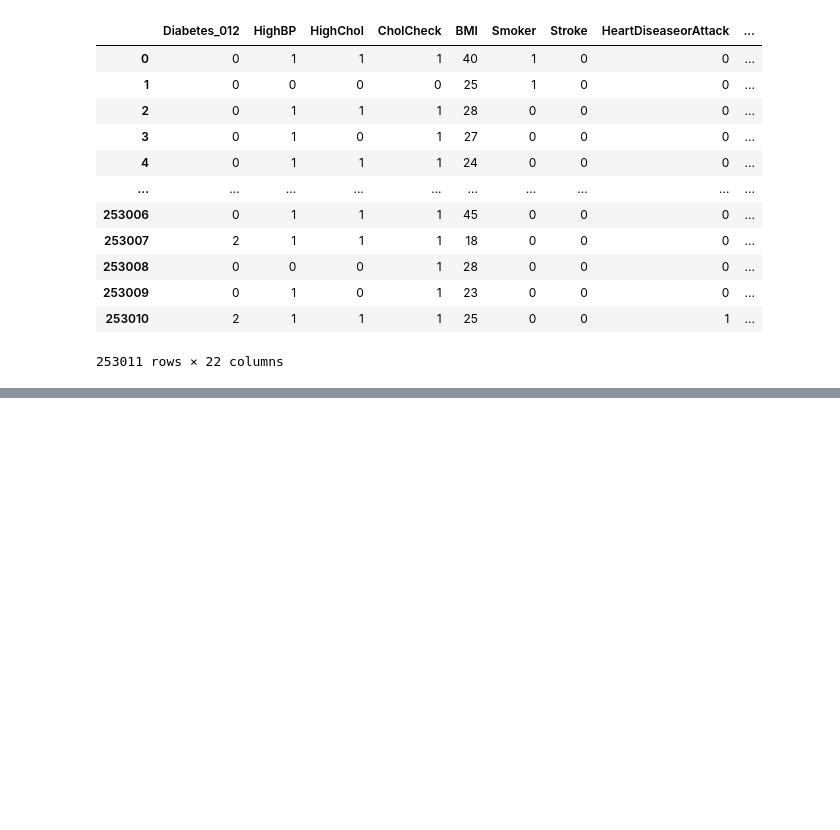
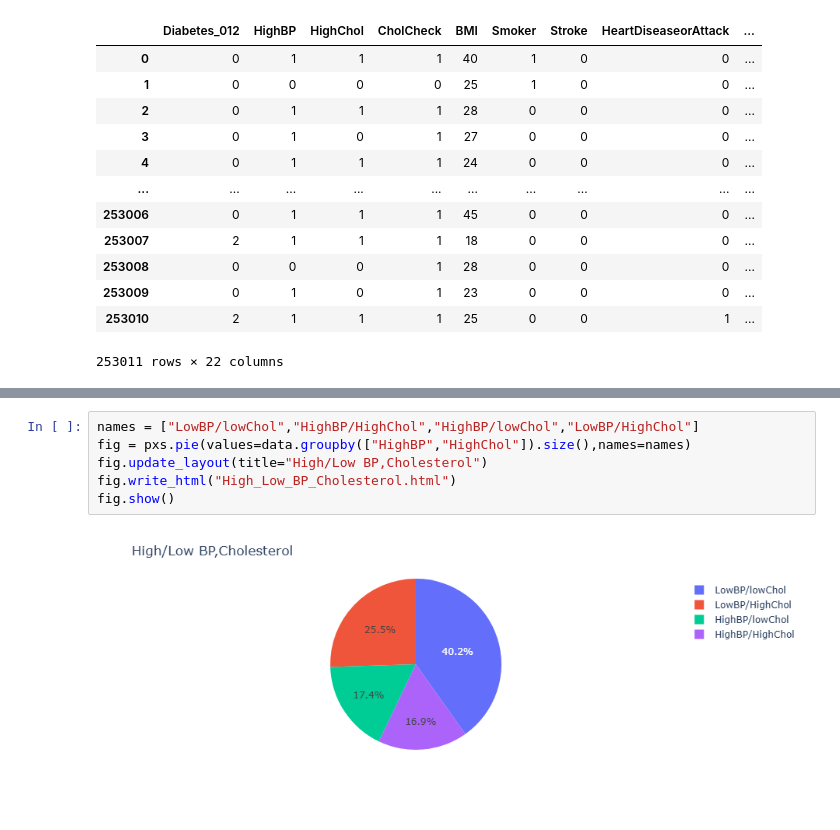
Before and after one commit to LipunKumarDalai/Diabetes-Model, a Jupyter notebook: EDA.ipynb, the cells around one changed output, grey strips where cells are left out. Saved outputs shown, nothing was run; the diff lists cells and outputs as text; blank space fills up the shorter version.

```diff
--- a/EDA.ipynb
+++ b/EDA.ipynb
@@ -24,0 +37,8 @@ data
+# %%
+names = ["LowBP/lowChol","HighBP/HighChol","HighBP/lowChol","LowBP/HighChol"]
+fig = pxs.pie(values=data.groupby(["HighBP","HighChol"]).size(),names=names)
+fig.update_layout(title="High/Low BP,Cholesterol")
+fig.write_html("High_Low_BP_Cholesterol.html")
+fig.show()
+# %% [output]
+[figure, added]
```
Also changed, not shown: parts of 5 cells of this notebook, 8 other files.
